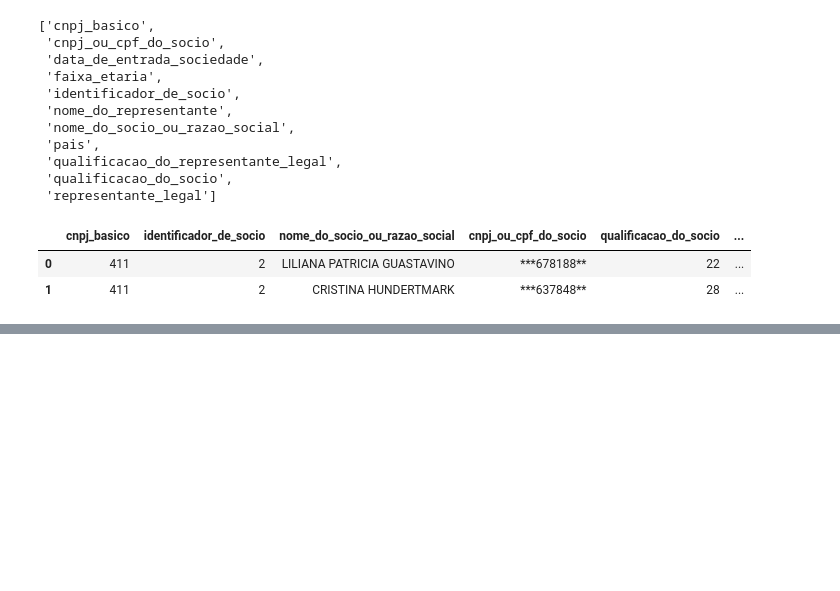
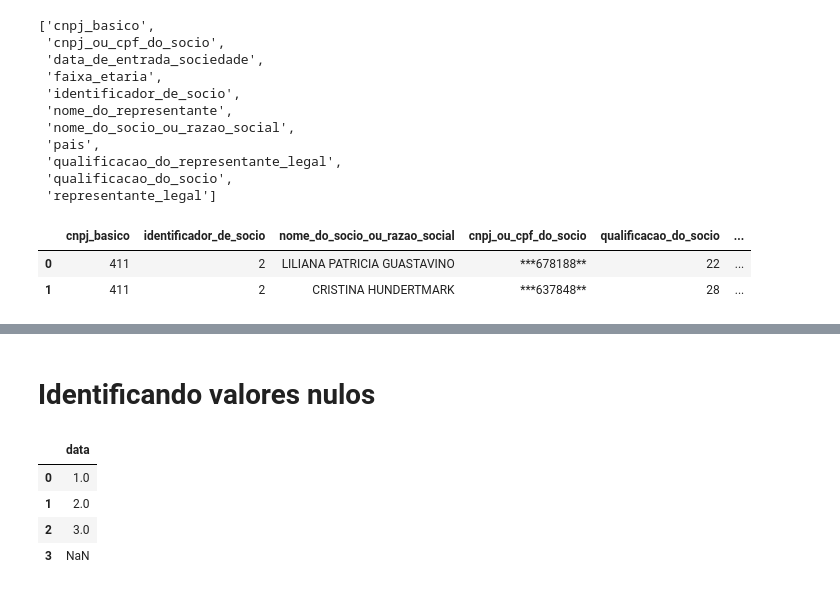
Before and after one commit to leticiafaria7/alura-courses, a Jupyter notebook: apache-spark/manipulando_dados.ipynb, the cells around one changed output, grey strips where cells are left out. Saved outputs shown, nothing was run; the diff lists cells and outputs as text; code cells hidden in the pictures; blank space fills up the shorter version.

```diff
--- a/apache-spark/manipulando_dados.ipynb
+++ b/apache-spark/manipulando_dados.ipynb
@@ -313,0 +408,11 @@ socios.limit(2).toPandas()
+# %% [markdown]
+# Identificando valores nulos
+# %%
+df = spark.createDataFrame([(1,), (2,), (3,), (None,)], ['data'])
+df.toPandas()
+# %% [output]
+|  | data |
+| 0 | 1.0 |
+| 1 | 2.0 |
+| 2 | 3.0 |
+| 3 | NaN |
```
Also changed, not shown: parts of 28 cells of this notebook.
